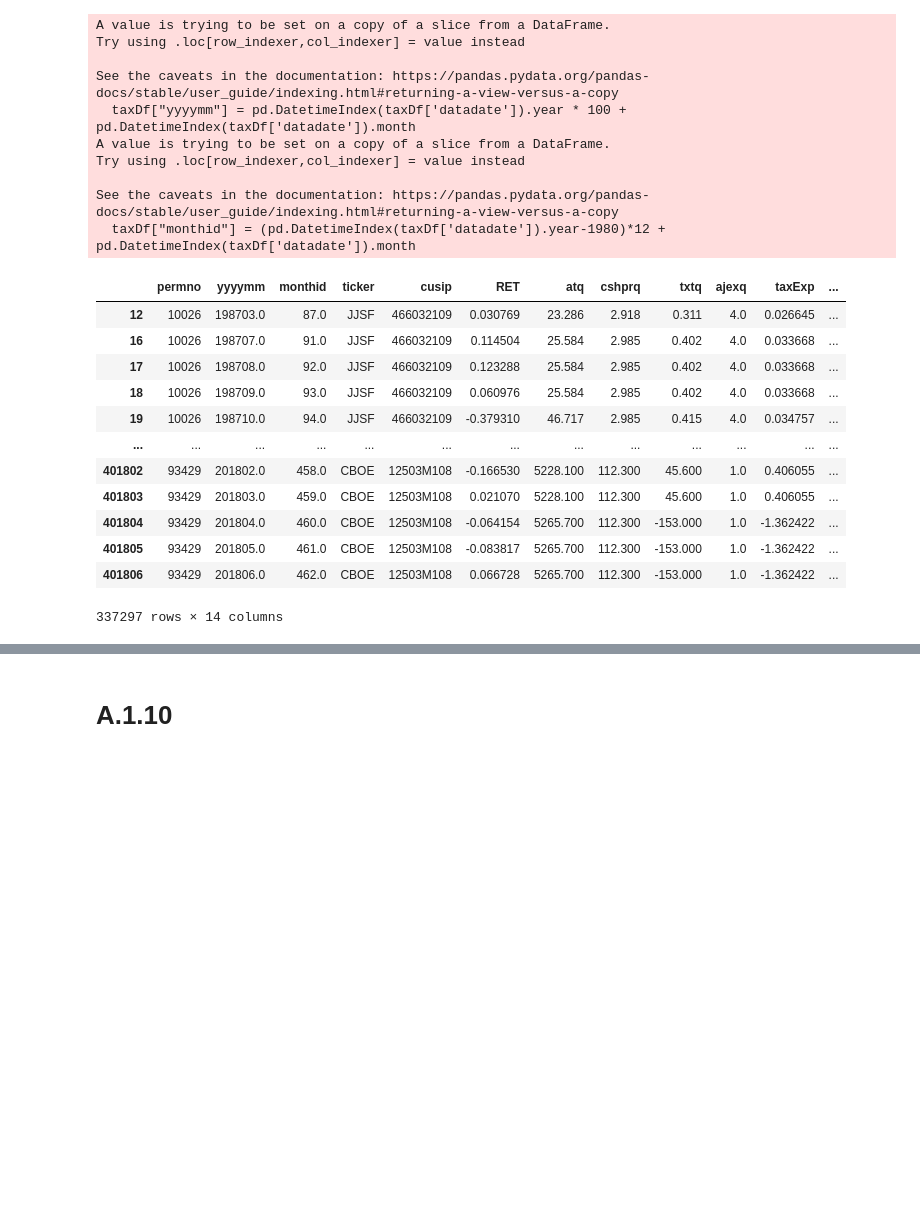
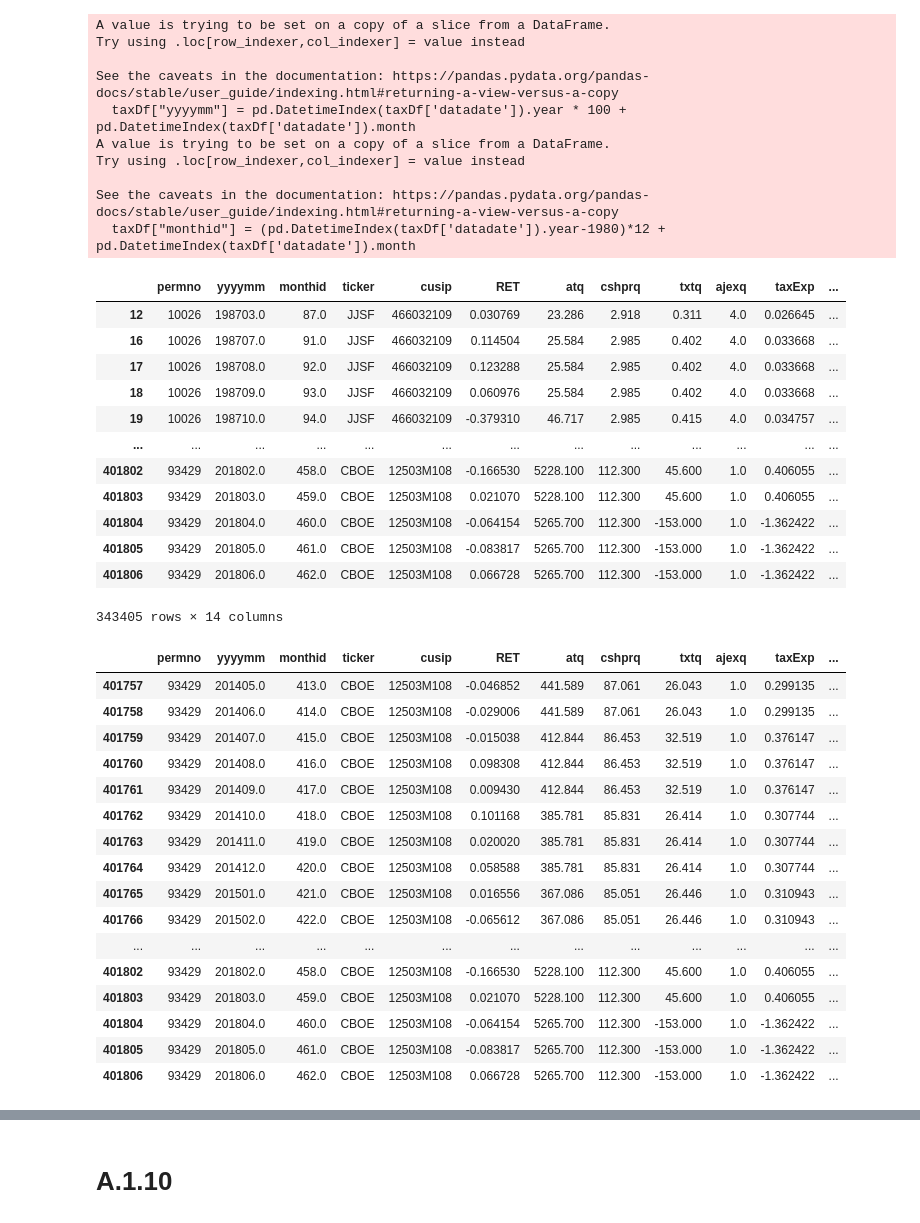
Before and after one commit to schen5632/CFM-301-Final-Project, a Jupyter notebook: More Factors.ipynb, the cells around one changed output, grey strips where cells are left out. Cells and saved outputs as stored; diff of their text form; code cells hidden in the pictures; blank space fills up the shorter version.

```diff
--- a/More Factors.ipynb
+++ b/More Factors.ipynb
@@ -120,7 +217,7 @@ taxDf = sqldf("SELECT a.*, b.atq, b.cshprq, b.txtq, b.ajexq \
 taxDf['taxExp'] = taxDf['txtq'] / (taxDf['cshprq'] * taxDf['ajexq'])
 taxDf['assets/share'] = taxDf['atq'] / (taxDf['cshprq'] * taxDf['ajexq'])
 taxDf['tes'] = (taxDf['taxExp'] - taxDf['taxExp'].shift(12)) * taxDf['assets/share'].shift(12)
-taxDf = taxDf[taxDf['tes'] != 0]
+#taxDf = taxDf[taxDf['tes'] != 0]
 taxDf = taxDf.dropna(subset=['tes'])
 # %%
 taxDf = quantile(taxDf, 'tes', 'Decile', 10)
@@ -138,4 +235,24 @@ taxDf
 | 401804 | 93429 | 201804.0 | 460.0 | CBOE | 12503M108 | -0.064154 | 5265.700 | 112.300 | -153.000 | 1.0 | -1.362422 | ... |
 | 401805 | 93429 | 201805.0 | 461.0 | CBOE | 12503M108 | -0.083817 | 5265.700 | 112.300 | -153.000 | 1.0 | -1.362422 | ... |
 | 401806 | 93429 | 201806.0 | 462.0 | CBOE | 12503M108 | 0.066728 | 5265.700 | 112.300 | -153.000 | 1.0 | -1.362422 | ... |
-337297 rows × 14 columns
+343405 rows × 14 columns
+# %%
+taxDf.tail(50)
+# %% [output]
+|  | permno | yyyymm | monthid | ticker | cusip | RET | atq | cshprq | txtq | ajexq | taxExp | ... |
+| 401757 | 93429 | 201405.0 | 413.0 | CBOE | 12503M108 | -0.046852 | 441.589 | 87.061 | 26.043 | 1.0 | 0.299135 | ... |
+| 401758 | 93429 | 201406.0 | 414.0 | CBOE | 12503M108 | -0.029006 | 441.589 | 87.061 | 26.043 | 1.0 | 0.299135 | ... |
+| 401759 | 93429 | 201407.0 | 415.0 | CBOE | 12503M108 | -0.015038 | 412.844 | 86.453 | 32.519 | 1.0 | 0.376147 | ... |
+| 401760 | 93429 | 201408.0 | 416.0 | CBOE | 12503M108 | 0.098308 | 412.844 | 86.453 | 32.519 | 1.0 | 0.376147 | ... |
+| 401761 | 93429 | 201409.0 | 417.0 | CBOE | 12503M108 | 0.009430 | 412.844 | 86.453 | 32.519 | 1.0 | 0.376147 | ... |
+| 401762 | 93429 | 201410.0 | 418.0 | CBOE | 12503M108 | 0.101168 | 385.781 | 85.831 | 26.414 | 1.0 | 0.307744 | ... |
+| 401763 | 93429 | 201411.0 | 419.0 | CBOE | 12503M108 | 0.020020 | 385.781 | 85.831 | 26.414 | 1.0 | 0.307744 | ... |
+| 401764 | 93429 | 201412.0 | 420.0 | CBOE | 12503M108 | 0.058588 | 385.781 | 85.831 | 26.414 | 1.0 | 0.307744 | ... |
+| 401765 | 93429 | 201501.0 | 421.0 | CBOE | 12503M108 | 0.016556 | 367.086 | 85.051 | 26.446 | 1.0 | 0.310943 | ... |
+| 401766 | 93429 | 201502.0 | 422.0 | CBOE | 12503M108 | -0.065612 | 367.086 | 85.051 | 26.446 | 1.0 | 0.310943 | ... |
+| ... | ... | ... | ... | ... | ... | ... | ... | ... | ... | ... | ... | ... |
+| 401802 | 93429 | 201802.0 | 458.0 | CBOE | 12503M108 | -0.166530 | 5228.100 | 112.300 | 45.600 | 1.0 | 0.406055 | ... |
+| 401803 | 93429 | 201803.0 | 459.0 | CBOE | 12503M108 | 0.021070 | 5228.100 | 112.300 | 45.600 | 1.0 | 0.406055 | ... |
+| 401804 | 93429 | 201804.0 | 460.0 | CBOE | 12503M108 | -0.064154 | 5265.700 | 112.300 | -153.000 | 1.0 | -1.362422 | ... |
+| 401805 | 93429 | 201805.0 | 461.0 | CBOE | 12503M108 | -0.083817 | 5265.700 | 112.300 | -153.000 | 1.0 | -1.362422 | ... |
+| 401806 | 93429 | 201806.0 | 462.0 | CBOE | 12503M108 | 0.066728 | 5265.700 | 112.300 | -153.000 | 1.0 | -1.362422 | ... |
```
Also changed, not shown: parts of 32 cells of this notebook, 1 other file.
